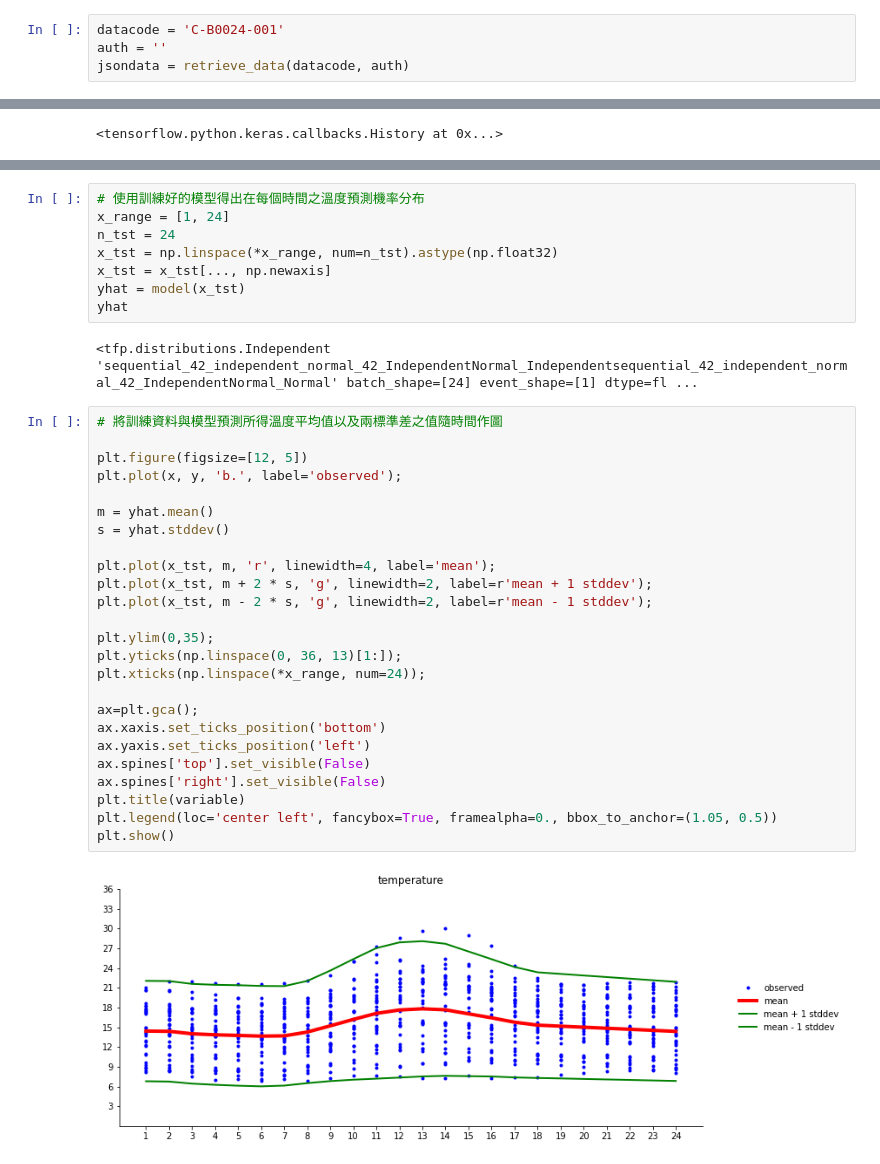
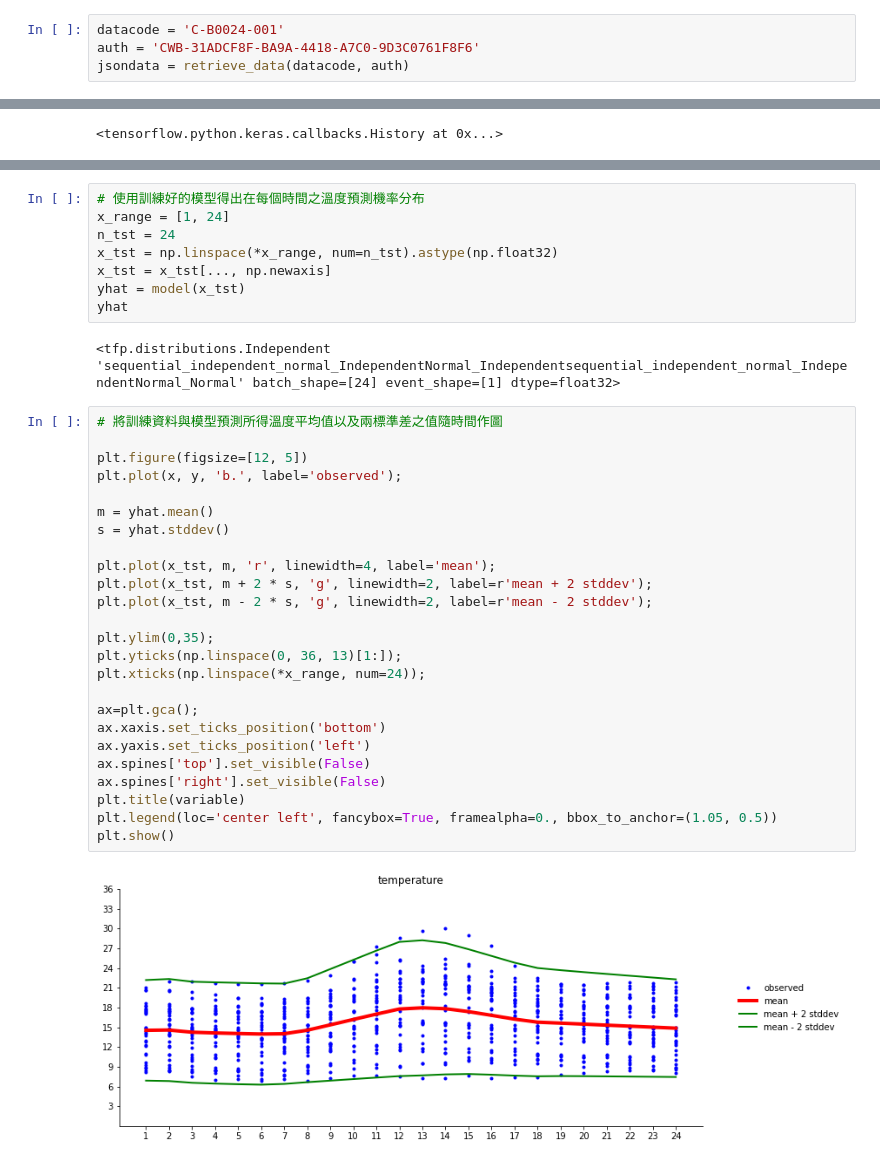
Before and after one commit to wangjb/MLprojs, a Jupyter notebook: cl_30days_meteo_manned.ipynb, the cells around one changed output, grey strips where cells are left out. Drawn from its saved outputs; the diff is of its cells as text.

```diff
--- a/cl_30days_meteo_manned.ipynb
+++ b/cl_30days_meteo_manned.ipynb
@@ -41,7 +39,7 @@ def retrieve_data(datacode,auth):
   return jsondata
 # %%
 datacode = 'C-B0024-001'
-auth = ''
+auth = 'CWB-31ADCF8F-BA9A-4418-A7C0-9D3C0761F8F6'
 jsondata = retrieve_data(datacode, auth)
 # %%
 data = jsondata['cwbdata']['resources']['resource']['data']['surfaceObs']['location']
@@ -215,34 +213,34 @@ x_tst = x_tst[..., np.newaxis]
 yhat = model(x_tst)
 yhat
 # %% [output]
-<tfp.distributions.Independent 'sequential_42_independent_normal_42_IndependentNormal_Independentsequential_42_independent_normal_42_IndependentNormal_Normal' batch_shape=[24] event_shape=[1] dtype=fl ...
+<tfp.distributions.Independent 'sequential_independent_normal_IndependentNormal_Independentsequential_independent_normal_IndependentNormal_Normal' batch_shape=[24] event_shape=[1] dtype=float32>
 # %%
 # 將訓練資料與模型預測所得溫度平均值以及兩標準差之值隨時間作圖
 
 plt.figure(figsize=[12, 5])
 plt.plot(x, y, 'b.', label='observed');
 
 m = yhat.mean()
 s = yhat.stddev()
 
 plt.plot(x_tst, m, 'r', linewidth=4, label='mean');
-plt.plot(x_tst, m + 2 * s, 'g', linewidth=2, label=r'mean + 1 stddev');
-plt.plot(x_tst, m - 2 * s, 'g', linewidth=2, label=r'mean - 1 stddev');
+plt.plot(x_tst, m + 2 * s, 'g', linewidth=2, label=r'mean + 2 stddev');
+plt.plot(x_tst, m - 2 * s, 'g', linewidth=2, label=r'mean - 2 stddev');
 
 plt.ylim(0,35);
 plt.yticks(np.linspace(0, 36, 13)[1:]);
 plt.xticks(np.linspace(*x_range, num=24));
 
 ax=plt.gca();
 ax.xaxis.set_ticks_position('bottom')
 ax.yaxis.set_ticks_position('left')
 ax.spines['top'].set_visible(False)
 ax.spines['right'].set_visible(False)
 plt.title(variable)
 plt.legend(loc='center left', fancybox=True, framealpha=0., bbox_to_anchor=(1.05, 0.5))
 plt.show()
 # %% [output]
-[figure, old version]
+[figure, new version]
 # %%
 # 標記出落在兩個標準差以外之高溫值與低溫值
 mean = m.numpy().T
```
Also changed, not shown: parts of 3 cells of this notebook.
